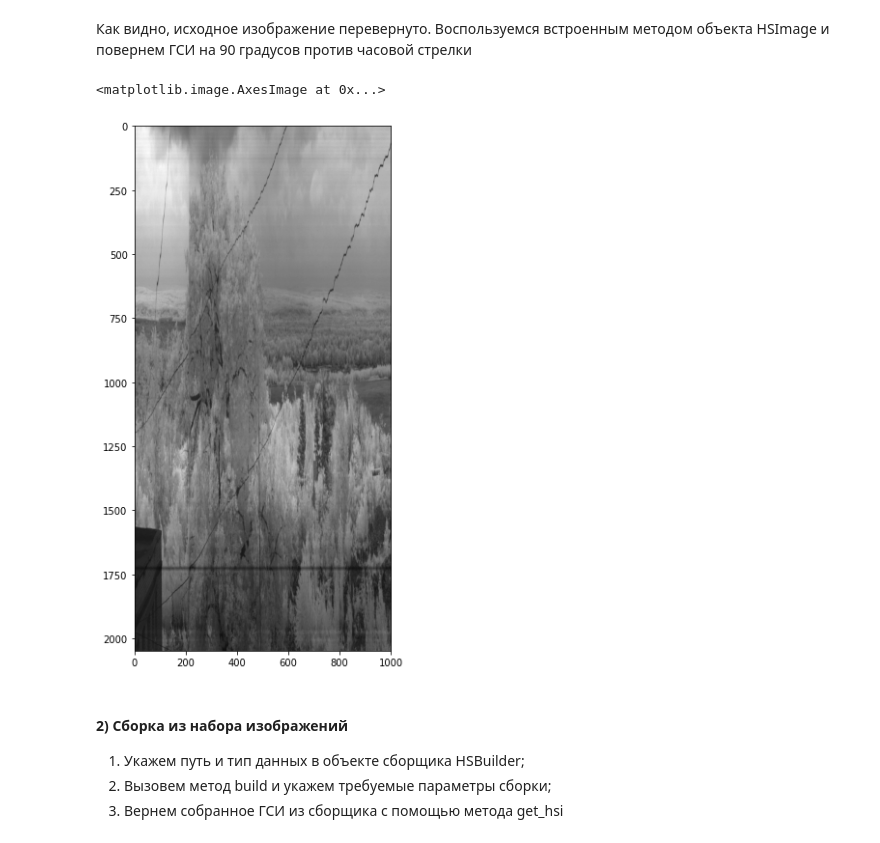
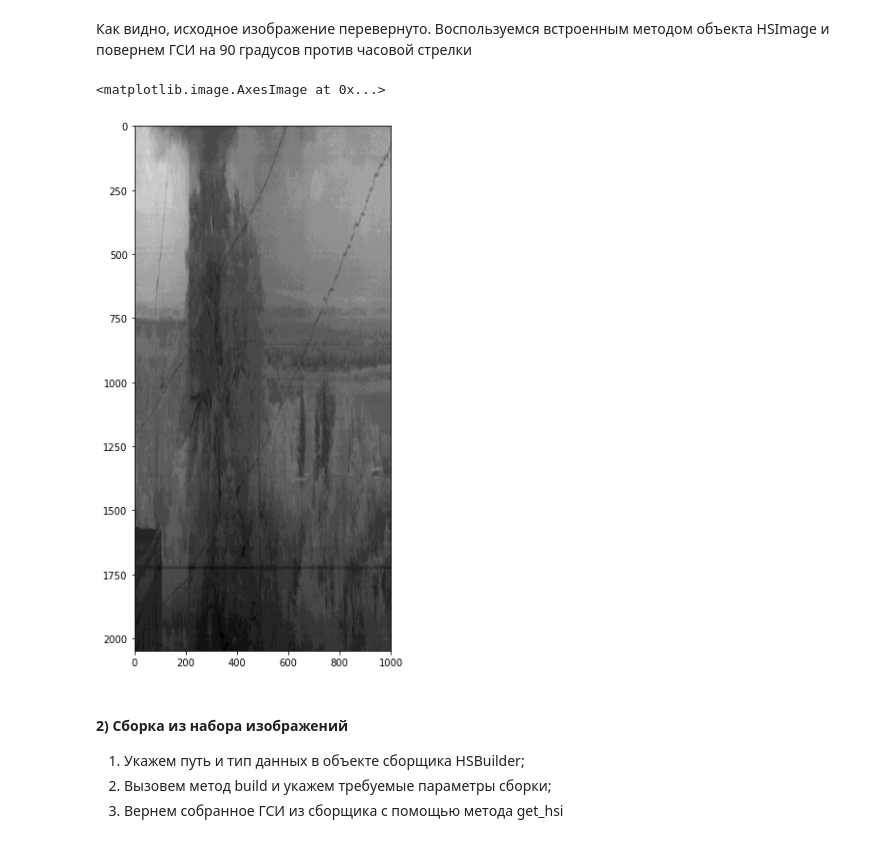
Before and after one commit to OpenHSL/OpenHSL, a Jupyter notebook: Builder demo.ipynb, the cells around one changed output. Cells and saved outputs as stored; diff of their text form; code cells hidden in the pictures.

```diff
--- a/Builder demo.ipynb
+++ b/Builder demo.ipynb
@@ -46,10 +44,10 @@ plt.imshow(hsi_video[5], cmap='gray')
 hsi_video.rot90()
 # %%
 plt.figure(figsize=(10,10))
-plt.imshow(hsi_video[20], cmap='gray')
+plt.imshow(hsi_video[5], cmap='gray')
 # %% [output]
 <matplotlib.image.AxesImage at 0x...>
-[figure, old version]
+[figure, new version]
 # %% [markdown]
 #### 2) Сборка из набора изображений
 1. Укажем путь и тип данных в объекте сборщика HSBuilder;
```
Also changed, not shown: parts of 16 cells of this notebook, 21 other files.
